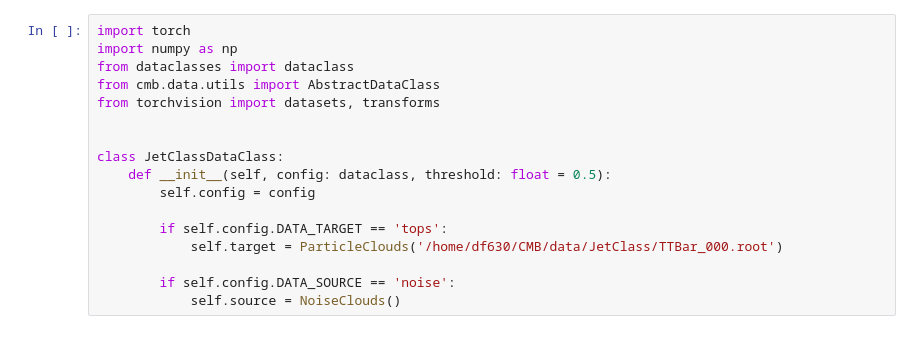
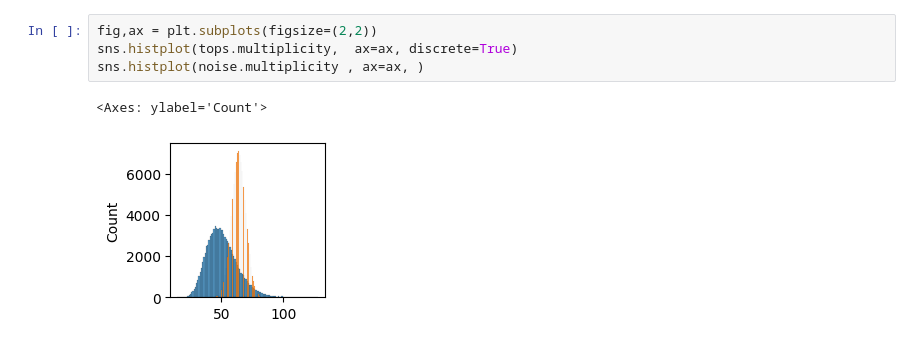
Before and after one commit to dfaroughy/CMB, a Jupyter notebook: experiments/jetclass/JetClass.ipynb, the cells around one changed output. Cells and saved outputs as stored; diff of their text form.

```diff
--- a/experiments/jetclass/JetClass.ipynb
+++ b/experiments/jetclass/JetClass.ipynb
@@ -301,17 +410,7 @@ plt.tight_layout()
-# %%
-import torch
-import numpy as np
-from dataclasses import dataclass
-from cmb.data.utils import AbstractDataClass
-from torchvision import datasets, transforms
-
-
-class JetClassDataClass:
-    def __init__(self, config: dataclass, threshold: float = 0.5):
-        self.config = config
-
-        if self.config.DATA_TARGET == 'tops':
-            self.target = ParticleClouds('/home/df630/CMB/data/JetClass/TTBar_000.root')
-
-        if self.config.DATA_SOURCE == 'noise':
-            self.source = NoiseClouds()
+# %%
+fig,ax = plt.subplots(figsize=(2,2))
+sns.histplot(tops.multiplicity,  ax=ax, discrete=True)
+sns.histplot(noise.multiplicity , ax=ax, )
+# %% [output]
+<Axes: ylabel='Count'>
+[figure, added]
```
Also changed, not shown: parts of 10 cells of this notebook, 12 other files.
